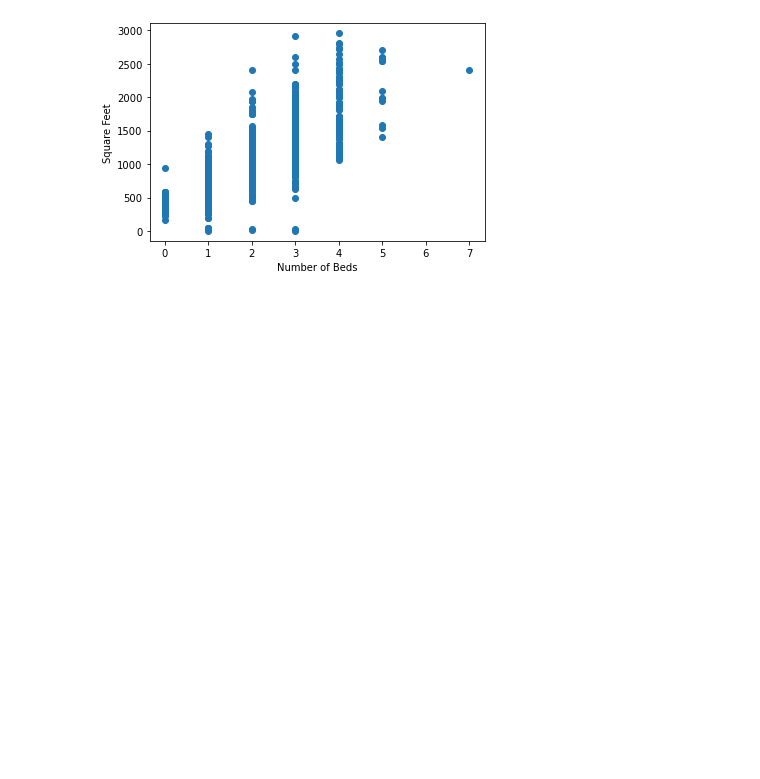
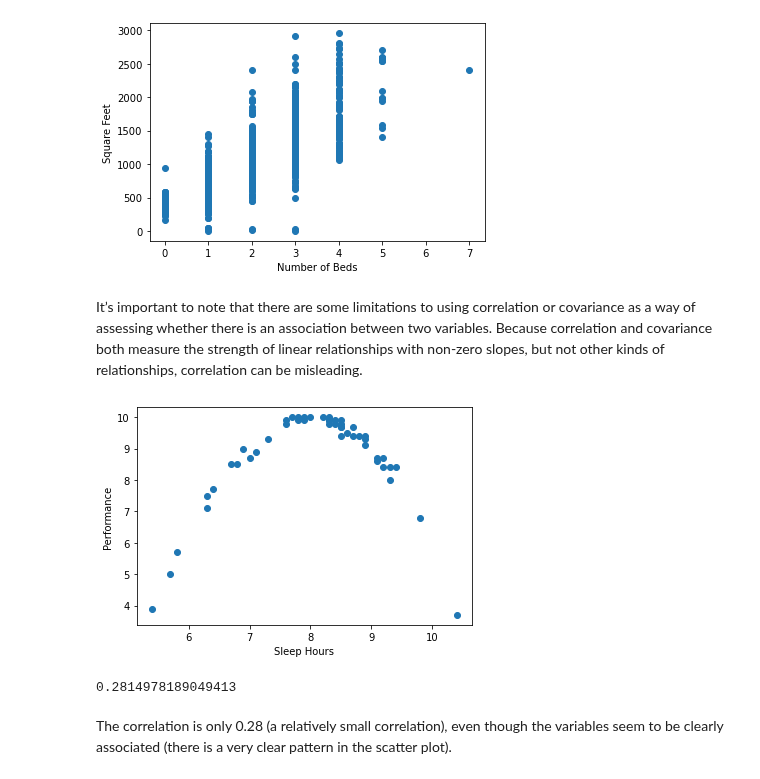
Before and after one commit to joeelorm/Data_Science, a Jupyter notebook: Associations Between Quantitative and Categorical Variables.ipynb, the cells around one changed output. Drawn from its saved outputs; the diff is of its cells as text; code cells hidden in the pictures; blank space fills up the shorter version.

```diff
--- a/Associations Between Quantitative and Categorical Variables.ipynb
+++ b/Associations Between Quantitative and Categorical Variables.ipynb
@@ -253,15 +253,22 @@ plt.ylabel('Square Feet')
 plt.show()
 # %% [output]
 [figure]
+# %% [markdown]
+It’s important to note that there are some limitations to using correlation or covariance as a way of assessing whether there is an association between two variables. Because correlation and covariance both measure the strength of linear relationships with non-zero slopes, but not other kinds of relationships, correlation can be misleading.
 # %%
-sleep = pd.read_csv('sleep_performance.csv')
+sleep = pd.read_csv('../Datasets/sleep_performance.csv')
 
 # create your scatter plot here:
 plt.scatter(sleep['hours_sleep'], sleep['performance'])
 plt.xlabel('Sleep Hours')
 plt.ylabel('Performance')
 plt.show()
 
 # calculate the correlation for `hours_sleep` and `performance`:
 corr_sleep_performance, p = pearsonr(sleep['hours_sleep'], sleep['performance'])
 print(corr_sleep_performance)
+# %% [output]
+[figure, added]
+0.2814978189049413
+# %% [markdown]
+The correlation is only 0.28 (a relatively small correlation), even though the variables seem to be clearly associated (there is a very clear pattern in the scatter plot).
```
